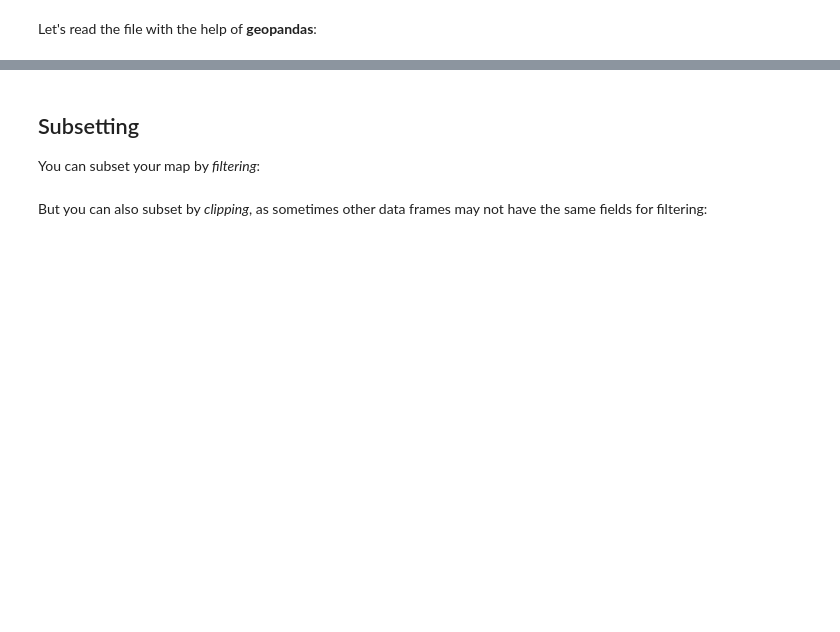
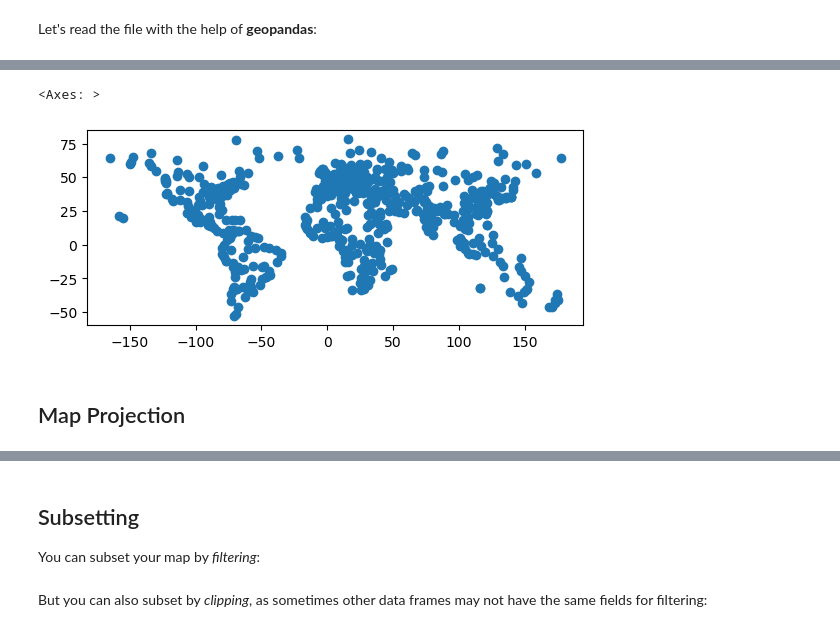
Before and after one commit to PythonVersusR/DataStructures_spatial, a Jupyter notebook: Geometries.ipynb, the cells around one changed output, grey strips where cells are left out. Drawn from its saved outputs; the diff is of its cells as text; code cells hidden in the pictures; blank space fills up the shorter version.

```diff
--- a/Geometries.ipynb
+++ b/Geometries.ipynb
@@ -182,0 +170,7 @@ cities.plot(marker='.', color='red', markersize=1,alpha=0.7,
+# %%
+citiesJson.plot()
+# %% [output]
+<Axes: >
+[figure, added]
+# %% [markdown]
+## Map Projection
```
Also changed, not shown: parts of 176 cells of this notebook, 3 other files.
